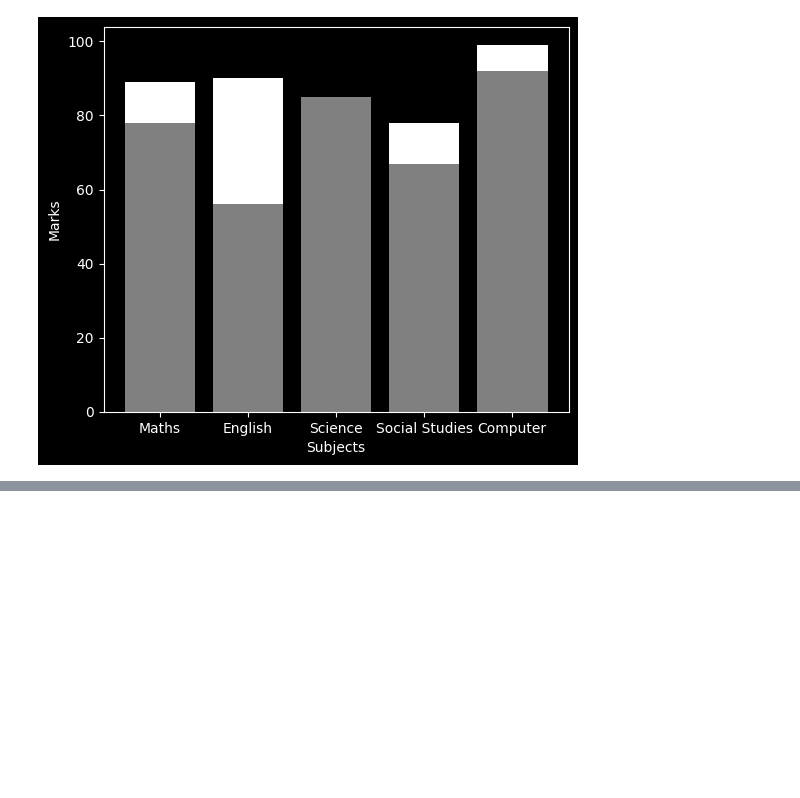
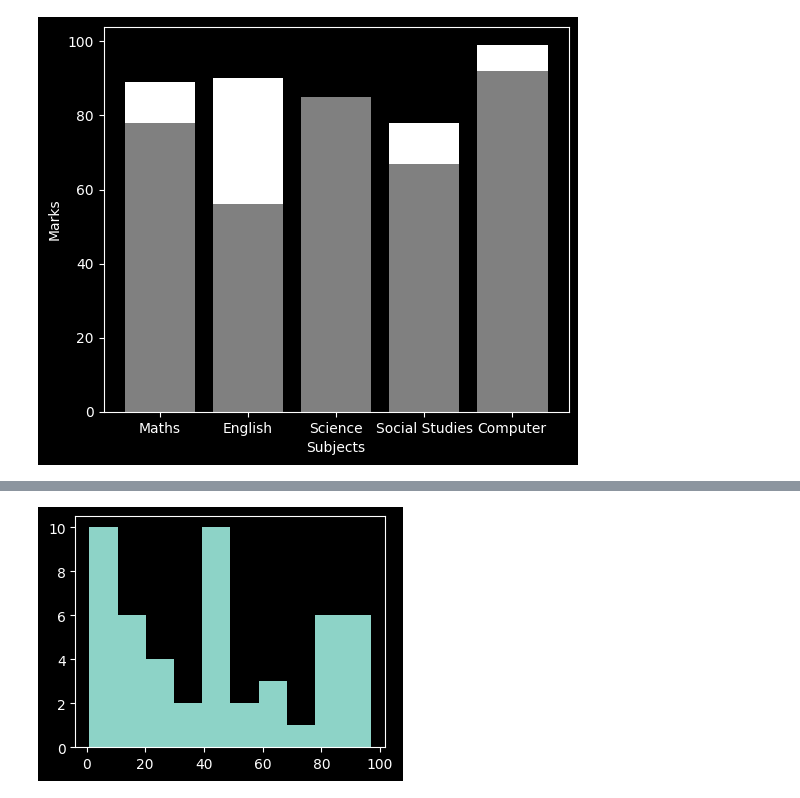
Before and after one commit to tusharmaurya267/Python_basic, a Jupyter notebook: Matplotlib_&_Seaborn.ipynb, the cells around one changed output, grey strips where cells are left out. Cells and saved outputs as stored; diff of their text form; code cells hidden in the pictures; blank space fills up the shorter version.

```diff
--- a/Matplotlib_&_Seaborn.ipynb
+++ b/Matplotlib_&_Seaborn.ipynb
@@ -137,0 +188,8 @@ plt.show()
+# %%
+marks_of_50_students = np.random.randint(0,100,(50))
+# %%
+plt.figure(figsize=(4,3))
+plt.hist(marks_of_50_students)
+plt.show()
+# %% [output]
+[figure, added]
```
Also changed, not shown: parts of 8 cells of this notebook.
